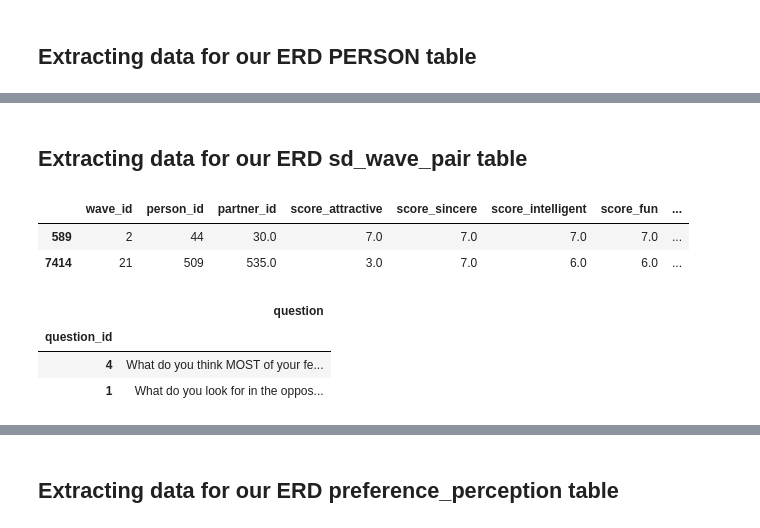
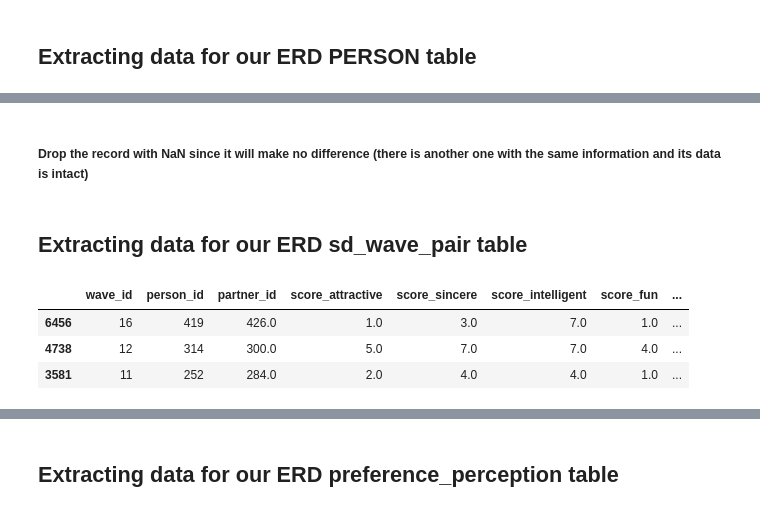
Before and after one commit to DavidGGonzalez/TeamBlue_FinalProject, a Jupyter notebook: Code/LoadDB.ipynb, the cells around one changed output, grey strips where cells are left out. Saved outputs shown, nothing was run; the diff lists cells and outputs as text; code cells hidden in the pictures.

```diff
--- a/Code/LoadDB.ipynb
+++ b/Code/LoadDB.ipynb
@@ -8,4 +8,10 @@ import psycopg2
 
 from config import db_password
 from config import db_username
+# %%
+pd.set_option("display.max_columns", None)
+pd.set_option("display.max_rows", None)
+# %%
+pd.set_option("display.max_columns", 20)
+pd.set_option("display.max_rows", 20)
 # %%
@@ -89,0 +326,2 @@ sd_wave_df.sample(2)
+# %% [markdown]
+##### Drop the record with NaN since it will make no difference (there is another one with the same information and its data is intact)
@@ -91,28 +331,12 @@ sd_wave_df.sample(2)
 ## Extracting data for our ERD sd_wave_pair table
 # %%
 sd_wave_pair_df = raw_df[['wave', 'iid', 'pid', 'attr', 'sinc', 'intel',
-                          'fun', 'amb', 'shar', 'dec', 'match']]
+                          'fun', 'amb', 'shar', 'like', 'prob','dec', 'match']]
 sd_wave_pair_df.columns = ['wave_id', 'person_id', 'partner_id', 'score_attractive', 'score_sincere', 'score_intelligent',
-                           'score_fun', 'score_ambitious', 'score_shared_interests', 'decision', 'match']
-sd_wave_pair_df.sample(2)
+                           'score_fun', 'score_ambitious', 'score_shared_interests', 'like', 'probability', 'decision', 'match']
+sd_wave_pair_df.sample(3)
 # %% [output]
 |  | wave_id | person_id | partner_id | score_attractive | score_sincere | score_intelligent | score_fun | ... |
-| 589 | 2 | 44 | 30.0 | 7.0 | 7.0 | 7.0 | 7.0 | ... |
-| 7414 | 21 | 509 | 535.0 | 3.0 | 7.0 | 6.0 | 6.0 | ... |
+| 6456 | 16 | 419 | 426.0 | 1.0 | 3.0 | 7.0 | 1.0 | ... |
+| 4738 | 12 | 314 | 300.0 | 5.0 | 7.0 | 7.0 | 4.0 | ... |
+| 3581 | 11 | 252 | 284.0 | 2.0 | 4.0 | 4.0 | 1.0 | ... |
-# %%
-questions = ['What do you look for in the opposite sex?',
-             'What do you think MOST of your fellow men/women look for in the opposite sex?',
-             'What do you think the opposite sex looks for in a date?',
-             'How do you think you measure up?',
-             'How do you think others perceive you?',
-             'Distribute 100-points among the six attributes in the way that best reflects the actual importance of these attributes in your decisions']
-question_ids = [1, 4, 2, 3, 5, 7]
-
-survey_question_df = pd.DataFrame({'question_id': question_ids, 'question': questions})
-survey_question_df.set_index('question_id', inplace=True)
-survey_question_df.sample(2)
-# %% [output]
-|  | question |
-| question_id |  |
-| 4 | What do you think MOST of your fe... |
-| 1 | What do you look for in the oppos... |
```
Also changed, not shown: parts of 99 cells of this notebook.
